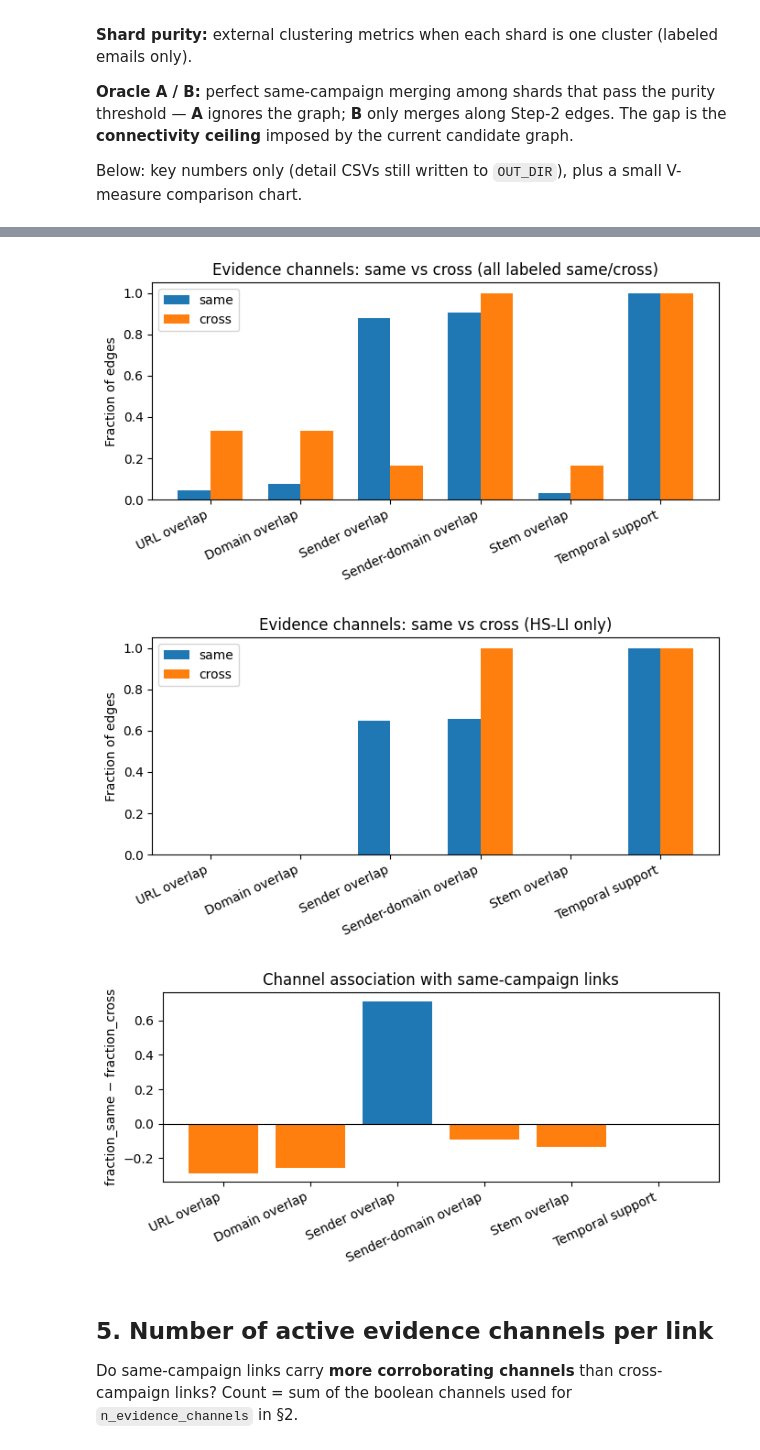
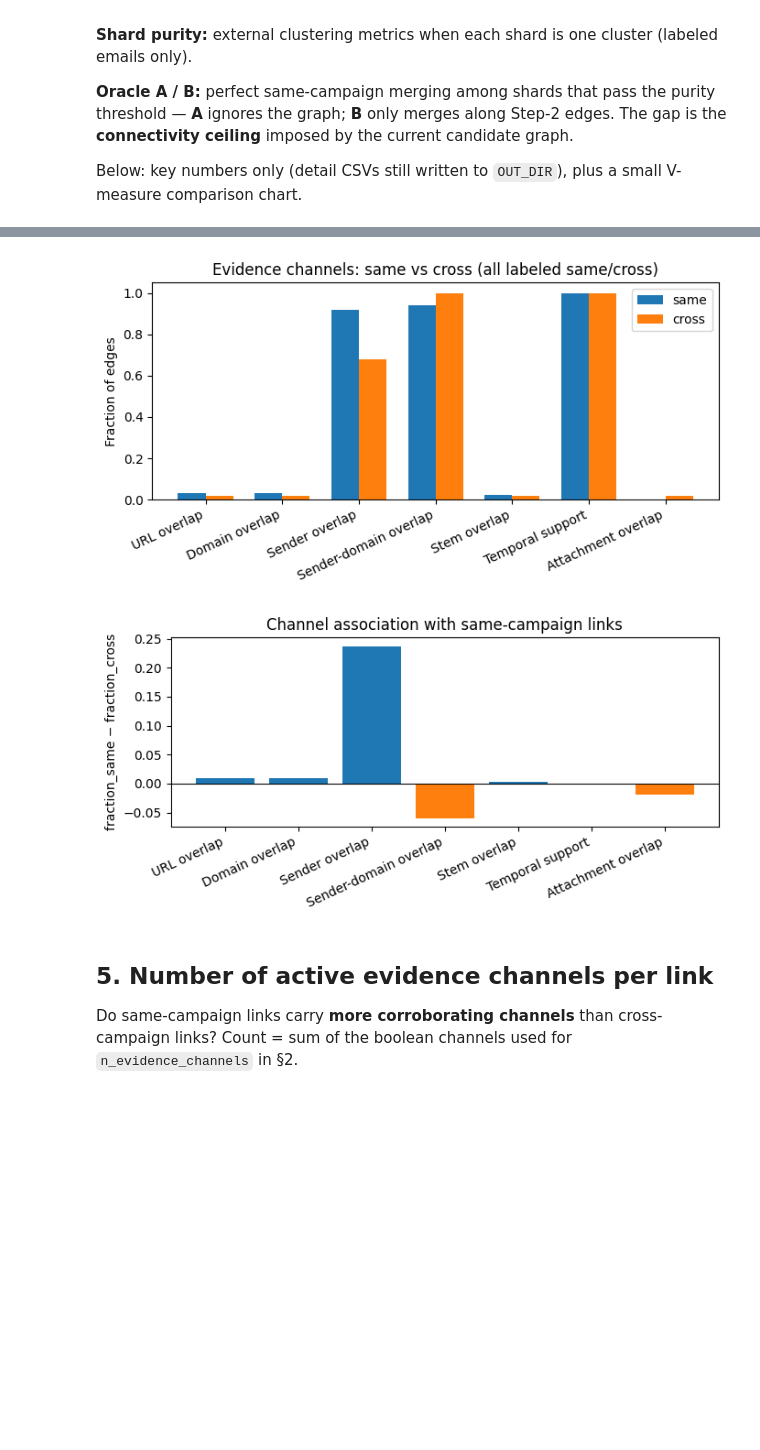
Before and after one commit to DeLyXHardiee/GNN-Campaign-Detection, a Jupyter notebook: analysis/semantic_shard_oracle_headroom_analysis.ipynb, the cells around one changed output, grey strips where cells are left out. Cells and saved outputs as stored; diff of their text form; code cells hidden in the pictures; blank space fills up the shorter version.

```diff
--- a/analysis/semantic_shard_oracle_headroom_analysis.ipynb
+++ b/analysis/semantic_shard_oracle_headroom_analysis.ipynb
@@ -26,7 +26,7 @@ if str(PROJECT_ROOT) not in sys.path:
 
 STEP1_ASSIGNMENTS = PROJECT_ROOT / "analysis" / "output" / "semantic_shard_step1" / "semantic_shard_step1_assignments.csv"
 STEP2_DIR = PROJECT_ROOT / "analysis" / "output" / "semantic_shard_step2_graph"
-GT_JSON = PROJECT_ROOT / "data" / "groundtruth" / "ground_truth.json"
+GT_JSON = PROJECT_ROOT / "data" / "groundtruth" / "ground_truth_merged.json"
 
 OUT_DIR = PROJECT_ROOT / "analysis" / "output" / "semantic_shard_oracle_headroom"
 OUT_DIR.mkdir(parents=True, exist_ok=True)
@@ -37,8 +37,6 @@ ORACLE_PURITY_THRESHOLD = 1.0
 COLOR_SAME = "#1f77b4"
 COLOR_CROSS = "#ff7f0e"
 COLOR_AMBIG = "#7f7f7f"
-COLOR_HSLI = "#9467bd"
-COLOR_NON_HSLI = "#bcbd22"
 # %%
 from IPython.display import Markdown, display
 
@@ -305,39 +248,35 @@ else:
         w = 0.36
         fig, ax = plt.subplots(figsize=(max(7, len(plot_labels) * 0.9), 3.8))
         ax.bar(x - w / 2, fs, width=w, label="same", color=COLOR_SAME)
         ax.bar(x + w / 2, fc, width=w, label="cross", color=COLOR_CROSS)
         ax.set_xticks(x)
         ax.set_xticklabels(plot_labels, rotation=25, ha="right")
         ax.set_ylabel("Fraction of edges")
         ax.set_ylim(0, 1.05)
         ax.legend()
         ax.set_title(title)
         plt.tight_layout()
         plt.show()
 
     plot_grouped(labeled, "Evidence channels: same vs cross (all labeled same/cross)")
-    hs = labeled[labeled["is_hsli"]]
-    if len(hs) > 0:
-        plot_grouped(hs, "Evidence channels: same vs cross (HS-LI only)")
     diff_vals = [
         frac_active(labeled[labeled["link_label"] == "same"], c)
         - frac_active(labeled[labeled["link_label"] == "cross"], c)
         for c in plot_cols
     ]
     fig, ax = plt.subplots(figsize=(max(7, len(plot_labels) * 0.9), 3.5))
     colors = [COLOR_SAME if d >= 0 else COLOR_CROSS for d in diff_vals]
     ax.bar(np.arange(len(plot_labels)), diff_vals, color=colors)
     ax.axhline(0, color="black", linewidth=0.8)
     ax.set_xticks(np.arange(len(plot_labels)))
     ax.set_xticklabels(plot_labels, rotation=25, ha="right")
     ax.set_ylabel("fraction_same − fraction_cross")
     ax.set_title("Channel association with same-campaign links")
     plt.tight_layout()
     plt.show()
 # %% [output]
-[figure, old version]
+[figure, new version]
-[figure, old version]
+[figure, new version]
-[figure, removed]
 # %% [markdown]
 ## 5. Number of active evidence channels per link
 
```
Also changed, not shown: parts of 46 cells of this notebook, 44 other files.
